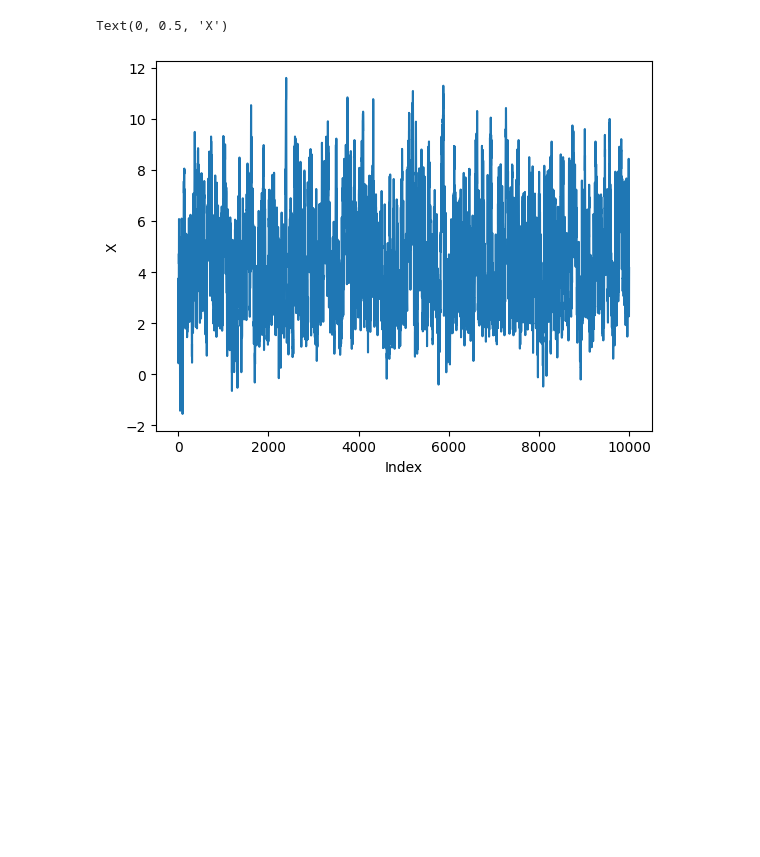
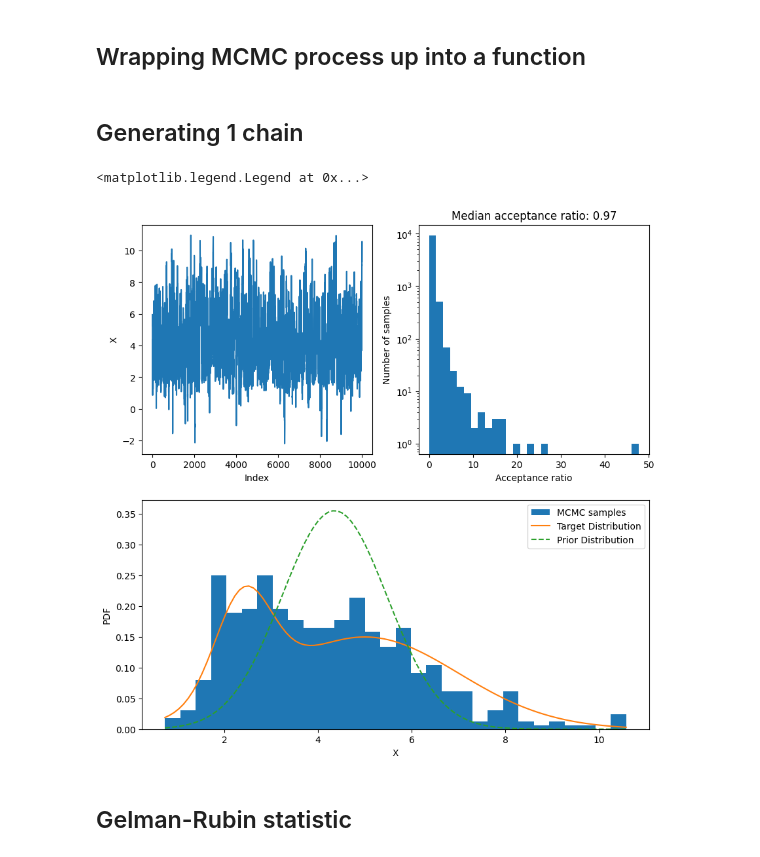
Before and after one commit to plt109/shp_stats_course, a Jupyter notebook: lesson_3/lesson3_metropolis_hastings.ipynb, the cells around one changed output. Drawn from its saved outputs; the diff is of its cells as text; code cells hidden in the pictures; blank space fills up the shorter version.

```diff
--- a/lesson_3/lesson3_metropolis_hastings.ipynb
+++ b/lesson_3/lesson3_metropolis_hastings.ipynb
@@ -20 +30,3 @@ def my_target(x):
+# %% [markdown]
+## Wrapping MCMC process up into a function
 # %%
@@ -38,7 +72,34 @@ for ind_step in range(n_steps):
-# %%
-plt.plot(x_bag)
-plt.xlabel('Index')
-plt.ylabel('X')
-# %% [output]
-Text(0, 0.5, 'X')
-[figure, removed]
+# %% [markdown]
+## Generating 1 chain
+# %%
+x_chain, acceptance = walker(my_prior.rvs(),
+                             n_steps=int(1e4))
+# %%
+plt.figure(figsize=(10, 10))
+plt.subplot(221)
+plt.plot(x_chain)
+plt.xlabel('Index')
+plt.ylabel('X')
+
+plt.subplot(222)
+plt.hist(acceptance, bins=30)
+plt.xlabel('Acceptance ratio')
+plt.ylabel('Number of samples')
+plt.yscale('log')
+plt.title(f'Median acceptance ratio: {np.median(acceptance):.2f}')
+
+plt.subplot(212)
+x_select = x_chain[-500:]
+nbins = 30
+xx_plot = np.linspace(min(x_select), max(x_select), 100)
+plt.hist(x_select, bins=nbins, density=True, label='MCMC samples')
+plt.plot(xx_plot, my_target(xx_plot), label='Target Distribution')
+plt.plot(xx_plot, my_prior.pdf(xx_plot), ls='--', label='Prior Distribution')
+plt.xlabel('X')
+plt.ylabel('PDF')
+plt.legend()
+# %% [output]
+<matplotlib.legend.Legend at 0x...>
+[figure, added]
+# %% [markdown]
+## Gelman-Rubin statistic
```
Also changed, not shown: parts of 11 cells of this notebook.
